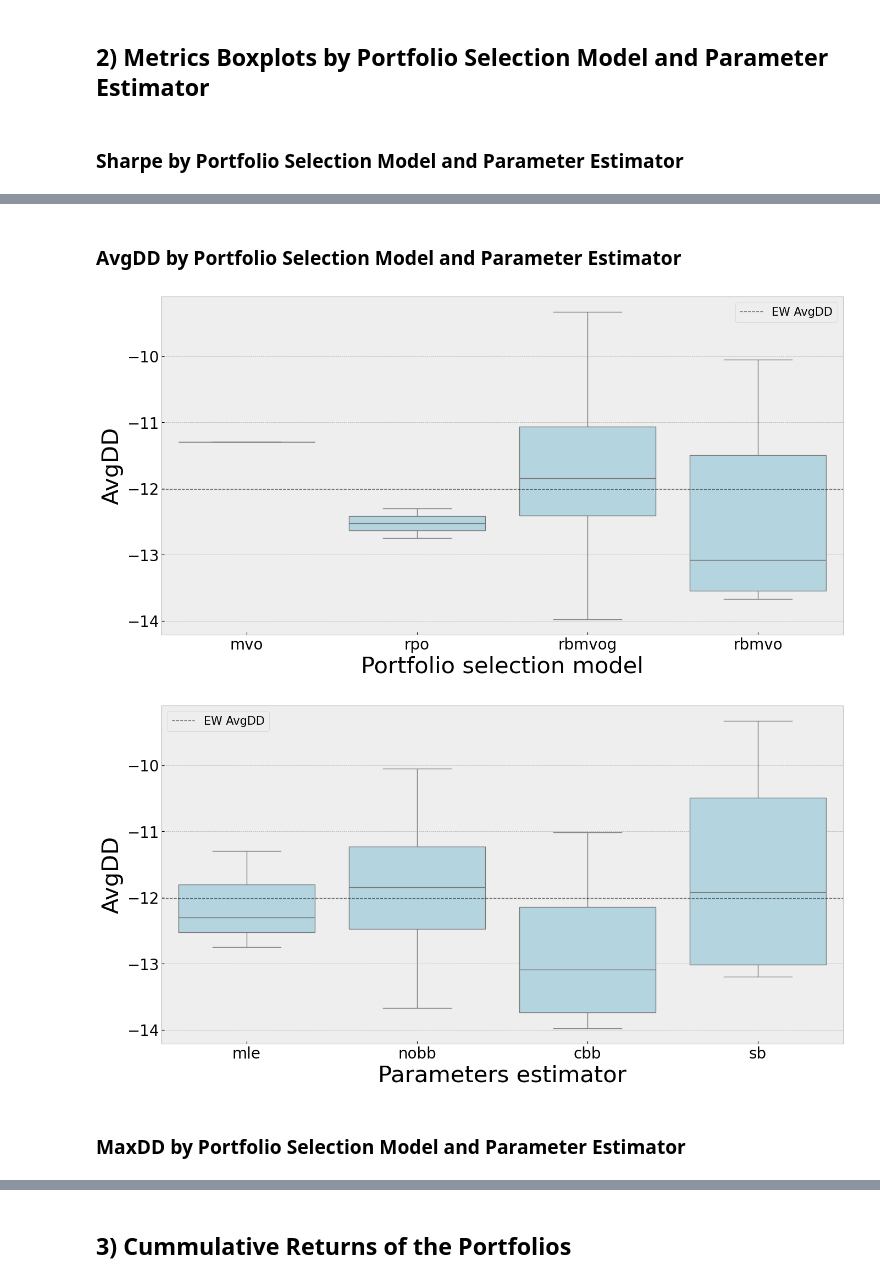
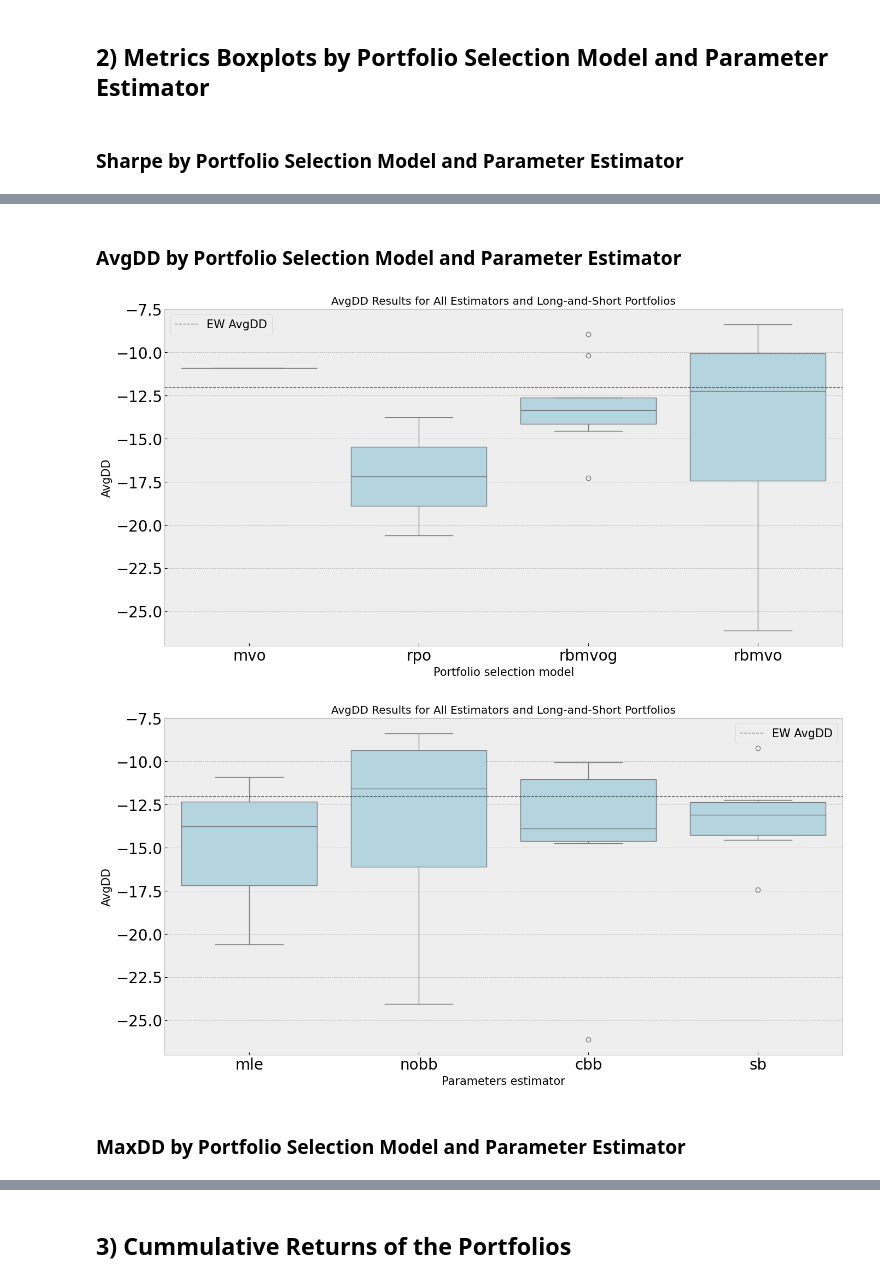
Before and after one commit to dcuoliveira/rpowbe, a Jupyter notebook: src/results_report_ls.ipynb, the cells around one changed output, grey strips where cells are left out. Cells and saved outputs as stored; diff of their text form; code cells hidden in the pictures.

Commit message:
fix args and update results

```diff
--- a/src/results_report_ls.ipynb
+++ b/src/results_report_ls.ipynb
@@ -31,10 +31,10 @@ model_names = [
     "rpo_ls_mle_mle_cs2006", "rpo_ls_mle_mle_y2022",
     "rbmvog_ls_nobb_95", "rbmvog_ls_cbb_95", "rbmvog_ls_sb_95",
     "rbmvog_ls_nobb_75", "rbmvog_ls_cbb_75", "rbmvog_ls_sb_75",
-    # "rbmvog_ls_nobb_5", "rbmvog_ls_cbb_5", "rbmvog_ls_sb_5",
+    "rbmvog_ls_nobb_5", "rbmvog_ls_cbb_5", "rbmvog_ls_sb_5",
     "rbmvo_ls_nobb_95", "rbmvo_ls_cbb_95", "rbmvo_ls_sb_95",
     "rbmvo_ls_nobb_75", "rbmvo_ls_cbb_75", "rbmvo_ls_sb_75",
-    # "rbmvo_ls_nobb_5", "rbmvo_ls_cbb_5", "rbmvo_ls_sb_5",
+    "rbmvo_ls_nobb_5", "rbmvo_ls_cbb_5", "rbmvo_ls_sb_5",
 
 ]
 stats_order = ["E[R]", "Std(R)", "Sharpe", "Sortino", "AvgDD", "MaxDD", "% Positive Ret."]
@@ -225,24 +278,26 @@ for m in metrics:
     display(Markdown(f"### {m} by Portfolio Selection Model and Parameter Estimator"))
     fig, ax = plt.subplots(figsize=(16,8))
     sns.boxplot(x="model", y=m, data=plot_df, ax=ax, color='lightblue')
-    ax.set_ylabel(m, fontsize=30)
-    ax.set_xlabel("Portfolio selection model", fontsize=30)
+    ax.set_ylabel(m, fontsize=15)
+    ax.set_xlabel("Portfolio selection model", fontsize=15)
     ax.axhline(y=ew_benchmark[m].iloc[0], color='k', linestyle='--', alpha=0.5, label=f"EW {m}")
     # ax.axhline(y=mvo_benchmark[m].iloc[0], color='r', linestyle='--', alpha=0.5, label=f"MVO {m}")
     ax.tick_params(axis="x", labelsize=20)
     ax.tick_params(axis="y", labelsize=20)
+    ax.title.set_text(f"{m} Results for All Estimators and Long-and-Short Portfolios")
     ax.legend(loc="best",fontsize=15)
     plt.show()
     fig.savefig(os.path.join(results_path, f"{m}_boxplot_models_ls.png"), dpi=300)
 
     fig, ax = plt.subplots(figsize=(16,8))
     sns.boxplot(x="estimator", y=m, data=plot_df, ax=ax, color='lightblue')
-    ax.set_ylabel(m, fontsize=30)
-    ax.set_xlabel("Parameters estimator", fontsize=30)
+    ax.set_ylabel(m, fontsize=15)
+    ax.set_xlabel("Parameters estimator", fontsize=15)
     ax.axhline(y=ew_benchmark[m].iloc[0], color='k', linestyle='--', alpha=0.5, label=f"EW {m}")
     # ax.axhline(y=mvo_benchmark[m].iloc[0], color='r', linestyle='--', alpha=0.5, label=f"MVO {m}")
     ax.tick_params(axis="x", labelsize=20)
     ax.tick_params(axis="y", labelsize=20)
+    ax.title.set_text(f"{m} Results for All Estimators and Long-and-Short Portfolios")
     ax.legend(loc="best",fontsize=15)
     plt.show()
     fig.savefig(os.path.join(results_path, f"{m}_boxplot_estimators_ls.png"), dpi=300)
@@ -253,4 +308,4 @@ for m in metrics:
 ### AvgDD by Portfolio Selection Model and Parameter Estimator
-[figure, old version]
+[figure, new version]
-[figure, old version]
+[figure, new version]
 ### MaxDD by Portfolio Selection Model and Parameter Estimator
```
Also changed, not shown: parts of 9 cells of this notebook, 41 other files.
